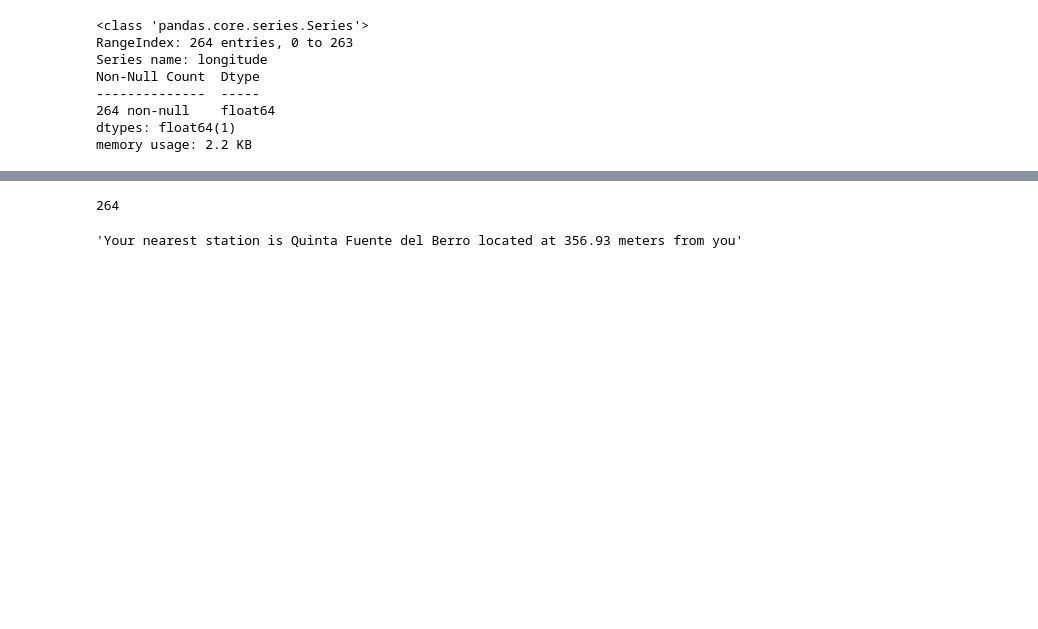
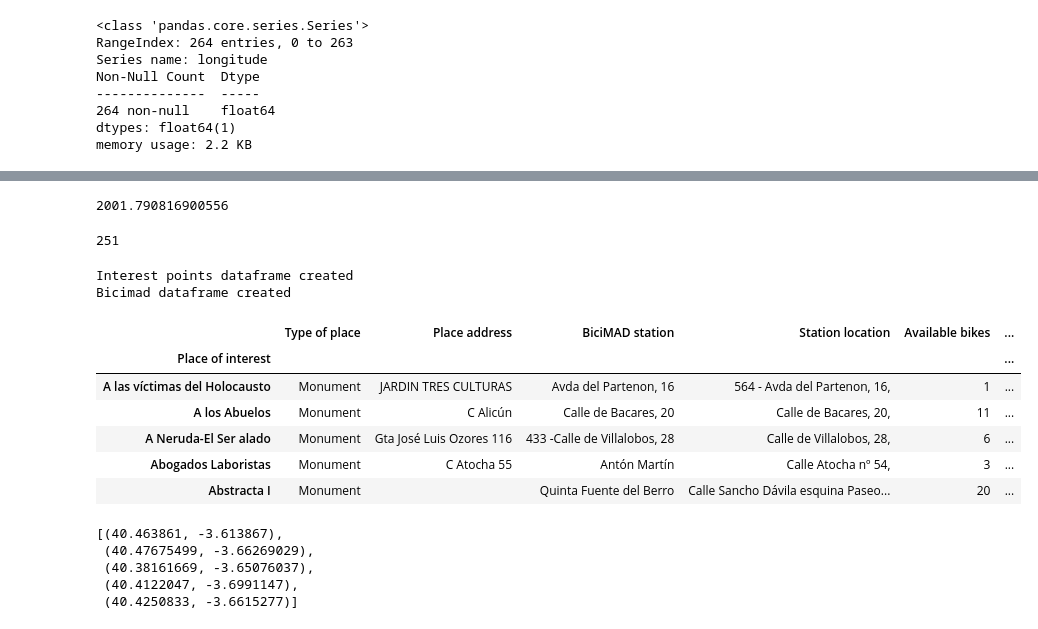
Before and after one commit to Rodrigo-Coloma/ih_datamadpt0923_project_m1, a Jupyter notebook: notebooks/dev_notebook_.ipynb, the cells around one changed output, grey strips where cells are left out. Cells and saved outputs as stored; diff of their text form; code cells hidden in the pictures; blank space fills up the shorter version.

```diff
--- a/notebooks/dev_notebook_.ipynb
+++ b/notebooks/dev_notebook_.ipynb
@@ -159,10 +163,14 @@ KeyboardInterrupt:
 # %%
-def nearest(x):
-    dist = [distance_meters(interest_df['location.latitude'][x],interest_df['location.longitude'][x] , bicimad_df['latitude'][i], bicimad_df['longitude'][i])[0] for i in range(len(bicimad_df['longitude']))]
-    print(len(dist))
-    return f'Your nearest station is {bicimad_df['name'][dist.index(min(dist))].split('- ')[1]} located at {round(min(dist),2)} meters from you'
+i = 1
+latlon = (interest_df['location.latitude'][i], interest_df['location.longitude'][i])
+dist = [gd(latlon,(bicimad_df['latitude'][i], bicimad_df['longitude'][i])).m for i in range(len(bicimad_df['longitude']))]
+print(min(dist))
+dist.index(min(dist))
+# %% [output]
+2001.790816900556
+251
-# %%
-nearest(5)
-# %% [output]
-264
-'Your nearest station is Quinta Fuente del Berro located at 356.93 meters from you'
+# %%
+from dotenv import dotenv_values
+
+emt_email = dotenv_values('../.env')['EMT_EMAIL']
+emt_password = dotenv_values('../.env')['EMT_PASSWORD']
@@ -168,0 +235,15 @@ nearest(5)
+# %%
+interest_df = interest_points()
+bicimad_df = bicimad()
+all_df = nearest(interest_df, bicimad_df)
+all_df.head()
+# %% [output]
+Interest points dataframe created
+Bicimad dataframe created
+|  | Type of place | Place address | BiciMAD station | Station location | Available bikes | ... |
+| Place of interest |  |  |  |  |  | ... |
+| A las víctimas del Holocausto | Monument | JARDIN TRES CULTURAS | Avda del Partenon, 16 | 564 - Avda del Partenon, 16, | 1 | ... |
+| A los Abuelos | Monument | C Alicún | Calle de Bacares, 20 | Calle de Bacares, 20, | 11 | ... |
+| A Neruda-El Ser alado | Monument | Gta José Luis Ozores 116 | 433 -Calle de Villalobos, 28 | Calle de Villalobos, 28, | 6 | ... |
+| Abogados Laboristas | Monument | C Atocha 55 | Antón Martín | Calle Atocha nº 54, | 3 | ... |
+| Abstracta I | Monument |  | Quinta Fuente del Berro | Calle Sancho Dávila esquina Paseo... | 20 | ... |
@@ -168,0 +256,8 @@ nearest(5)
+# %%
+stations_coordinates(all_df.iloc[:5,:],bicimad_df)
+# %% [output]
+[(40.463861, -3.613867),
+ (40.47675499, -3.66269029),
+ (40.38161669, -3.65076037),
+ (40.4122047, -3.6991147),
+ (40.4250833, -3.6615277)]
```
Also changed, not shown: parts of 25 cells of this notebook, 16 other files.
